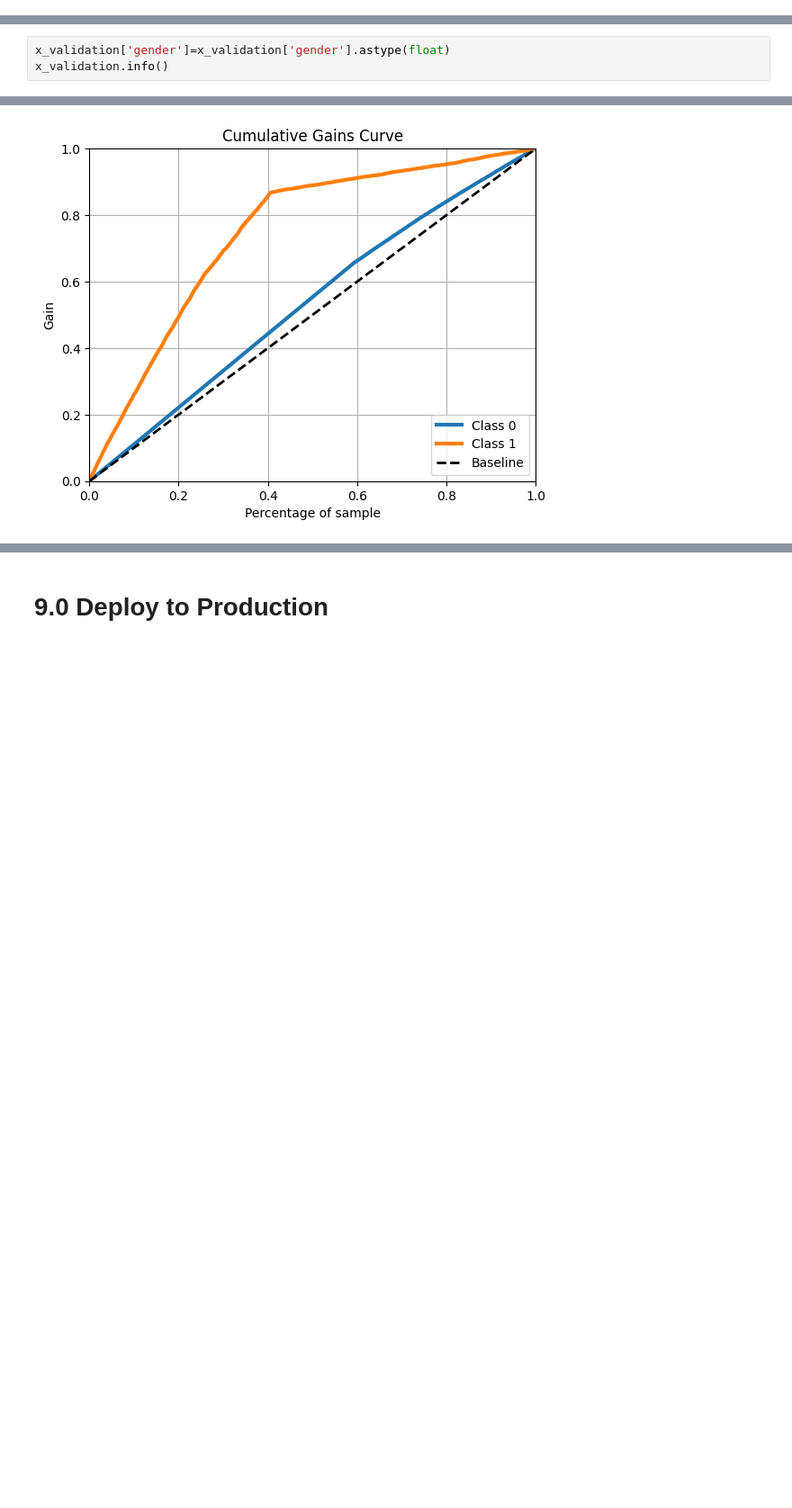
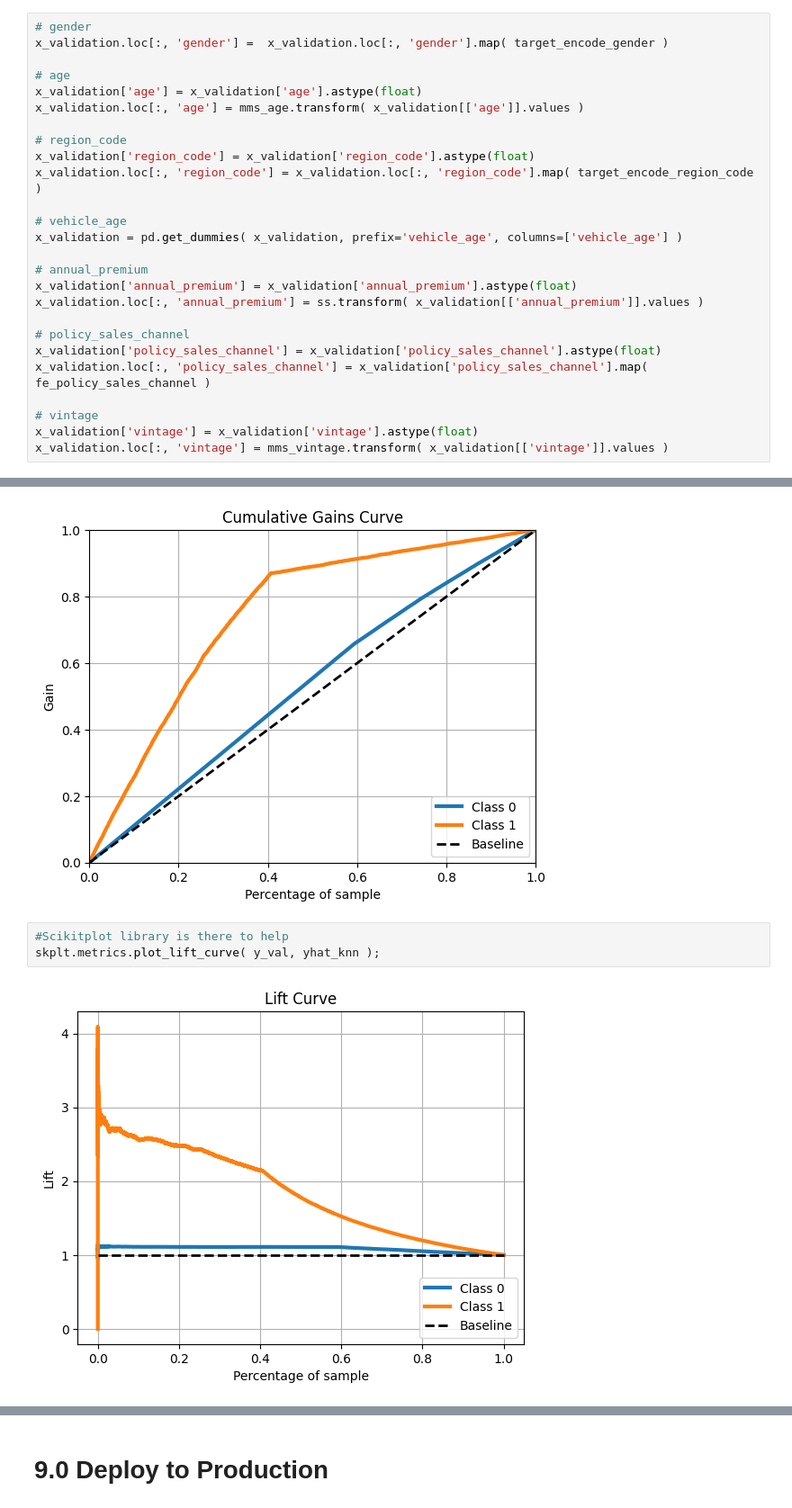
Before and after one commit to tcs85/health-insurance-cross-sell, a Jupyter notebook: notebook/health_insurance_cross_sell.ipynb, the cells around one changed output, grey strips where cells are left out. Shown at 90% size. Drawn from its saved outputs; the diff is of its cells as text; blank space fills up the shorter version.

```diff
--- a/notebook/health_insurance_cross_sell.ipynb
+++ b/notebook/health_insurance_cross_sell.ipynb
@@ -397,3 +467,29 @@ x_validation.loc[:, 'policy_sales_channel'] = x_validation.loc[:, 'policy_sales_
+# %%
+# gender
+x_validation.loc[:, 'gender'] =  x_validation.loc[:, 'gender'].map( target_encode_gender )
+
+# age
+x_validation['age'] = x_validation['age'].astype(float)
+x_validation.loc[:, 'age'] = mms_age.transform( x_validation[['age']].values )
+
+# region_code
+x_validation['region_code'] = x_validation['region_code'].astype(float)
+x_validation.loc[:, 'region_code'] = x_validation.loc[:, 'region_code'].map( target_encode_region_code )
+
+# vehicle_age
+x_validation = pd.get_dummies( x_validation, prefix='vehicle_age', columns=['vehicle_age'] )
+
+# annual_premium
+x_validation['annual_premium'] = x_validation['annual_premium'].astype(float)
+x_validation.loc[:, 'annual_premium'] = ss.transform( x_validation[['annual_premium']].values )
+
+# policy_sales_channel
+x_validation['policy_sales_channel'] = x_validation['policy_sales_channel'].astype(float)
+x_validation.loc[:, 'policy_sales_channel'] = x_validation['policy_sales_channel'].map( fe_policy_sales_channel )
+
+# vintage
+x_validation['vintage'] = x_validation['vintage'].astype(float)
+x_validation.loc[:, 'vintage'] = mms_vintage.transform( x_validation[['vintage']].values )
 # %%
 x_validation.info()
 # %% [output]
@@ -417,6 +513,3 @@ Data columns (total 13 columns):
  12  vehicle_age_over_2_years      76222 non-null  bool
 dtypes: bool(3), float64(5), int64(4), object(1)
 memory usage: 6.6+ MB
-# %%
-x_validation['gender']=x_validation['gender'].astype(float)
-x_validation.info()
@@ -518,3 +615,8 @@ yhat_knn = knn_model.predict_proba(x_val)
 skplt.metrics.plot_cumulative_gain(y_val, yhat_knn);
 # %% [output]
 [figure]
+# %%
+#Scikitplot library is there to help
+skplt.metrics.plot_lift_curve( y_val, yhat_knn );
+# %% [output]
+[figure, added]
```
Also changed, not shown: parts of 53 cells of this notebook, 6 other files.
